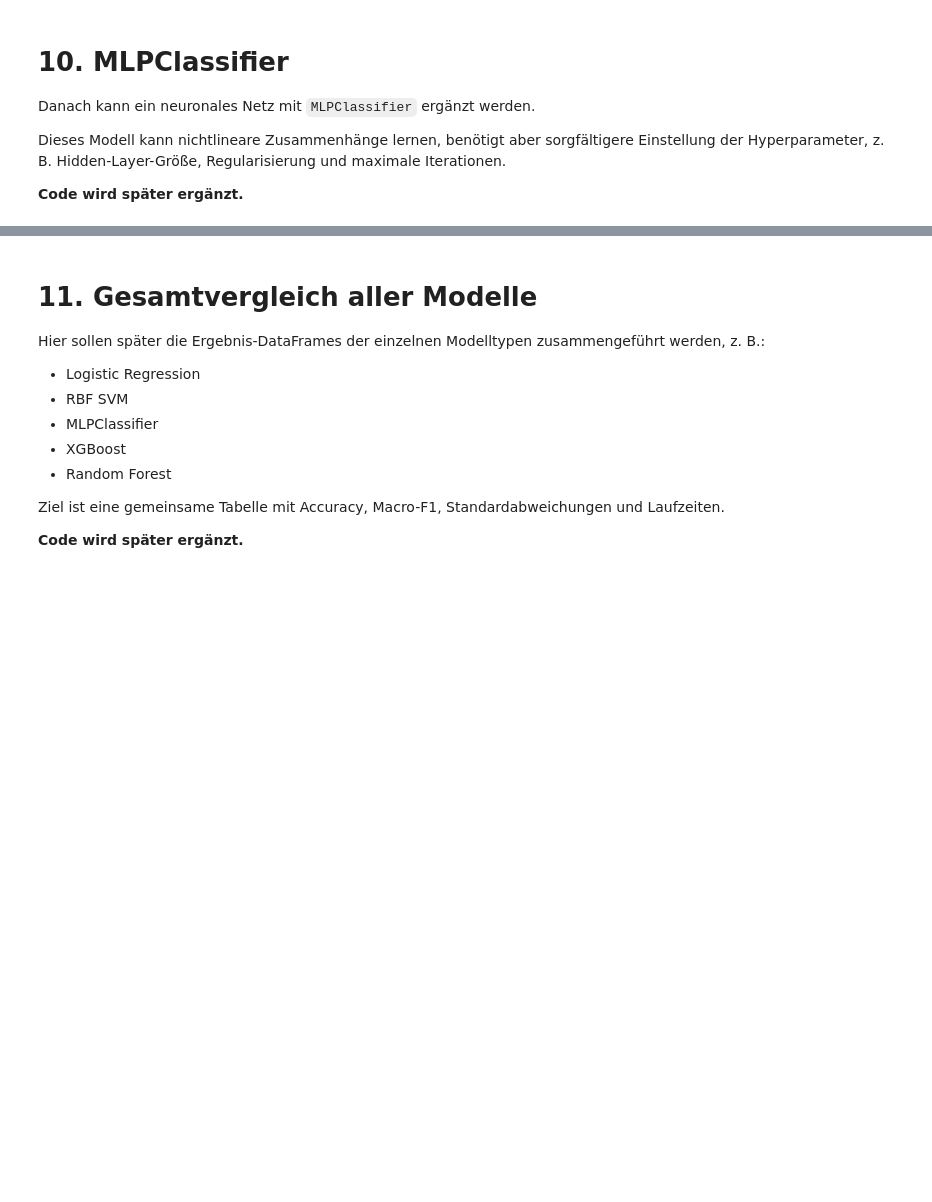
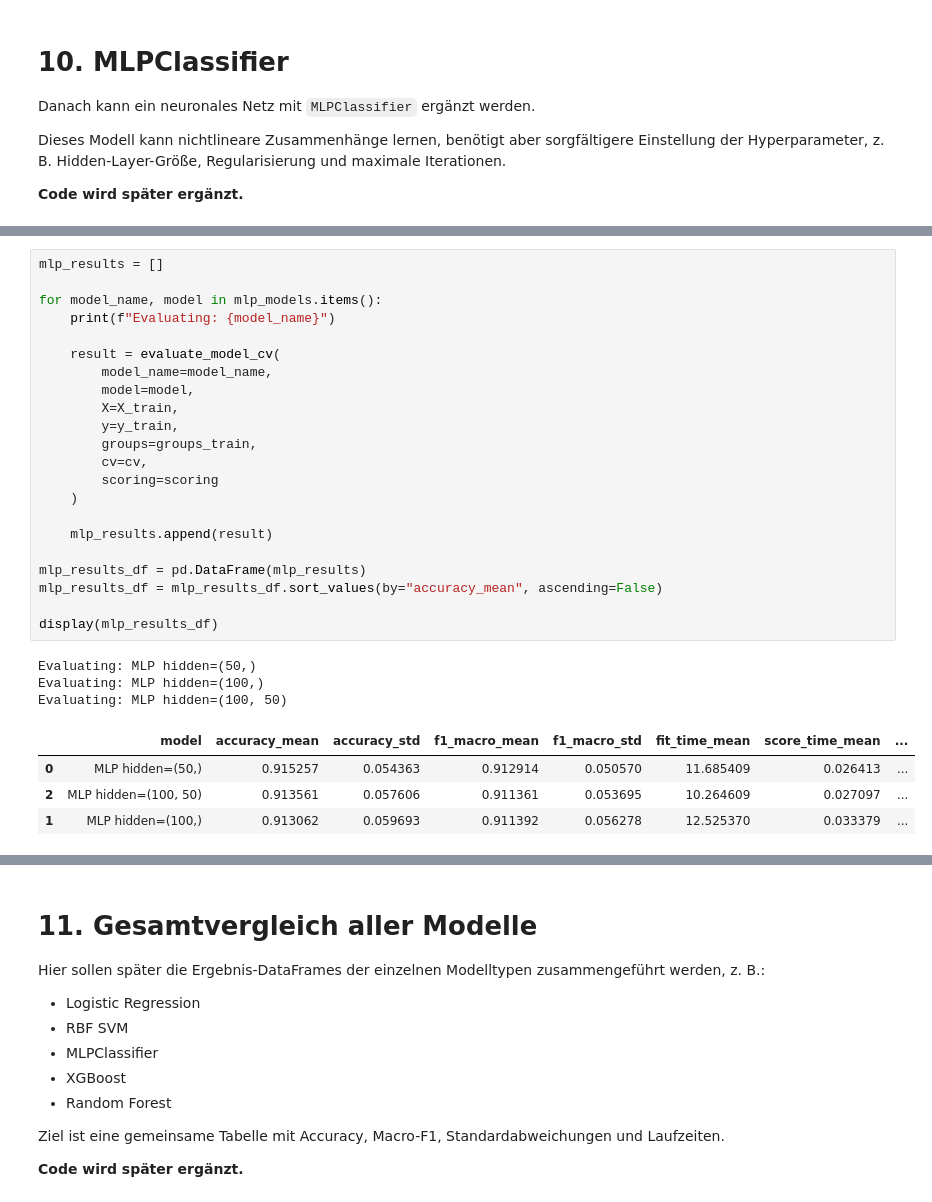
Before and after one commit to HammS-THB/DataChallenge, a Jupyter notebook: notebooks/model_selection/XGBClasifier_restructured.ipynb, the cells around one changed output, grey strips where cells are left out. Drawn from its saved outputs; the diff is of its cells as text; blank space fills up the shorter version.

```diff
--- a/notebooks/model_selection/XGBClasifier_restructured.ipynb
+++ b/notebooks/model_selection/XGBClasifier_restructured.ipynb
@@ -425,0 +564,30 @@ Dieses Modell kann nichtlineare Zusammenhänge lernen, benötigt aber sorgfälti
+# %%
+mlp_results = []
+
+for model_name, model in mlp_models.items():
+    print(f"Evaluating: {model_name}")
+
+    result = evaluate_model_cv(
+        model_name=model_name,
+        model=model,
+        X=X_train,
+        y=y_train,
+        groups=groups_train,
+        cv=cv,
+        scoring=scoring
+    )
+
+    mlp_results.append(result)
+
+mlp_results_df = pd.DataFrame(mlp_results)
+mlp_results_df = mlp_results_df.sort_values(by="accuracy_mean", ascending=False)
+
+display(mlp_results_df)
+# %% [output]
+Evaluating: MLP hidden=(50,)
+Evaluating: MLP hidden=(100,)
+Evaluating: MLP hidden=(100, 50)
+|  | model | accuracy_mean | accuracy_std | f1_macro_mean | f1_macro_std | fit_time_mean | score_time_mean | ... |
+| 0 | MLP hidden=(50,) | 0.915257 | 0.054363 | 0.912914 | 0.050570 | 11.685409 | 0.026413 | ... |
+| 2 | MLP hidden=(100, 50) | 0.913561 | 0.057606 | 0.911361 | 0.053695 | 10.264609 | 0.027097 | ... |
+| 1 | MLP hidden=(100,) | 0.913062 | 0.059693 | 0.911392 | 0.056278 | 12.525370 | 0.033379 | ... |
```
Also changed, not shown: parts of 13 cells of this notebook.
